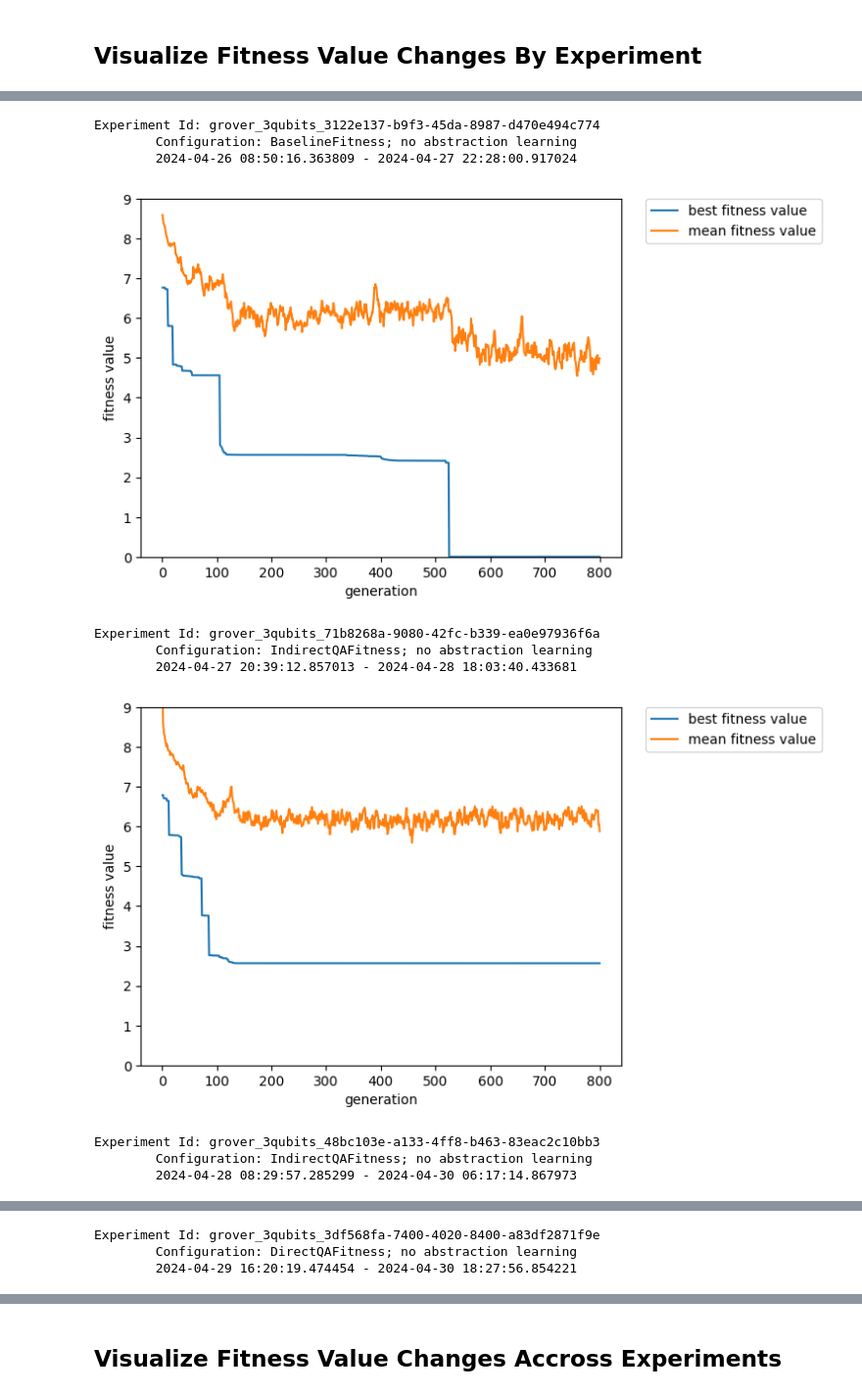
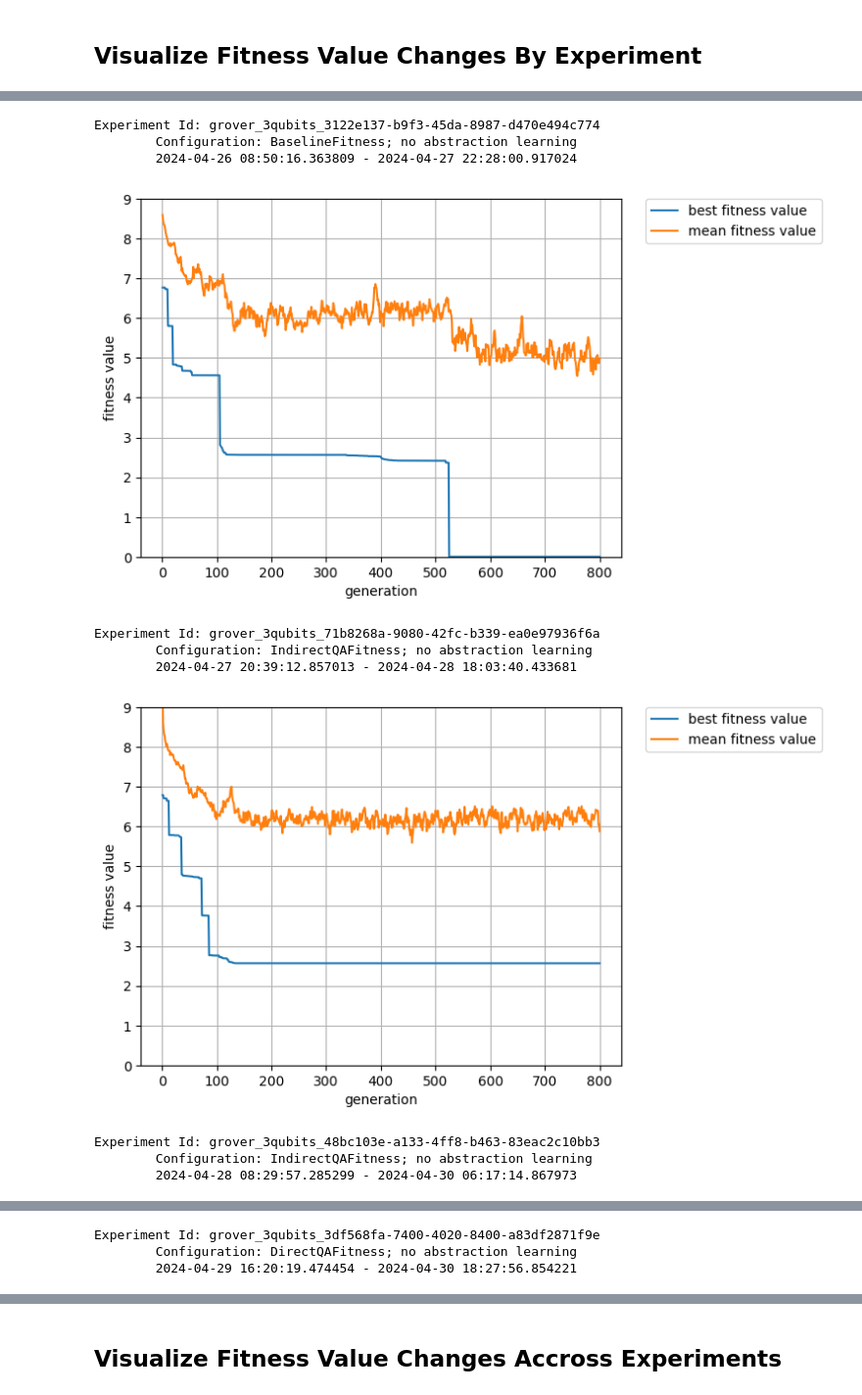
Before and after one commit to westoun/gp4qc, a Jupyter notebook: evaluation.ipynb, the cells around one changed output, grey strips where cells are left out. Shown at 98% size. Saved outputs shown, nothing was run; the diff lists cells and outputs as text; code cells hidden in the pictures.

Commit message:
Add a grid to fitness plots

```diff
--- a/evaluation.ipynb
+++ b/evaluation.ipynb
@@ -111,6 +111,7 @@ for experiment_id in experiment_ids:
     print(f"\tConfiguration: {configuration}")
     print(f"\t{current_fitness_values['created_at'].min()} - {current_fitness_values['created_at'].max()}")
 
+    plt.grid()
     plt.legend(["best fitness value", "mean fitness value"], bbox_to_anchor=(1.05, 1), loc='upper left', borderaxespad=0)
     plt.show()
 # %% [output]
@@ -121,11 +122,11 @@ Experiment Id: grover_3qubits_2b9e930d-409c-4cf5-b1d1-06f9ea64468c
 Experiment Id: grover_3qubits_3122e137-b9f3-45da-8987-d470e494c774
         Configuration: BaselineFitness; no abstraction learning
         2024-04-26 08:50:16.363809 - 2024-04-27 22:28:00.917024
-[figure, old version]
+[figure, new version]
 Experiment Id: grover_3qubits_71b8268a-9080-42fc-b339-ea0e97936f6a
         Configuration: IndirectQAFitness; no abstraction learning
         2024-04-27 20:39:12.857013 - 2024-04-28 18:03:40.433681
-[figure, old version]
+[figure, new version]
 Experiment Id: grover_3qubits_48bc103e-a133-4ff8-b463-83eac2c10bb3
         Configuration: IndirectQAFitness; no abstraction learning
         2024-04-28 08:29:57.285299 - 2024-04-30 06:17:14.867973
```
Also changed, not shown: parts of 3 cells of this notebook.
